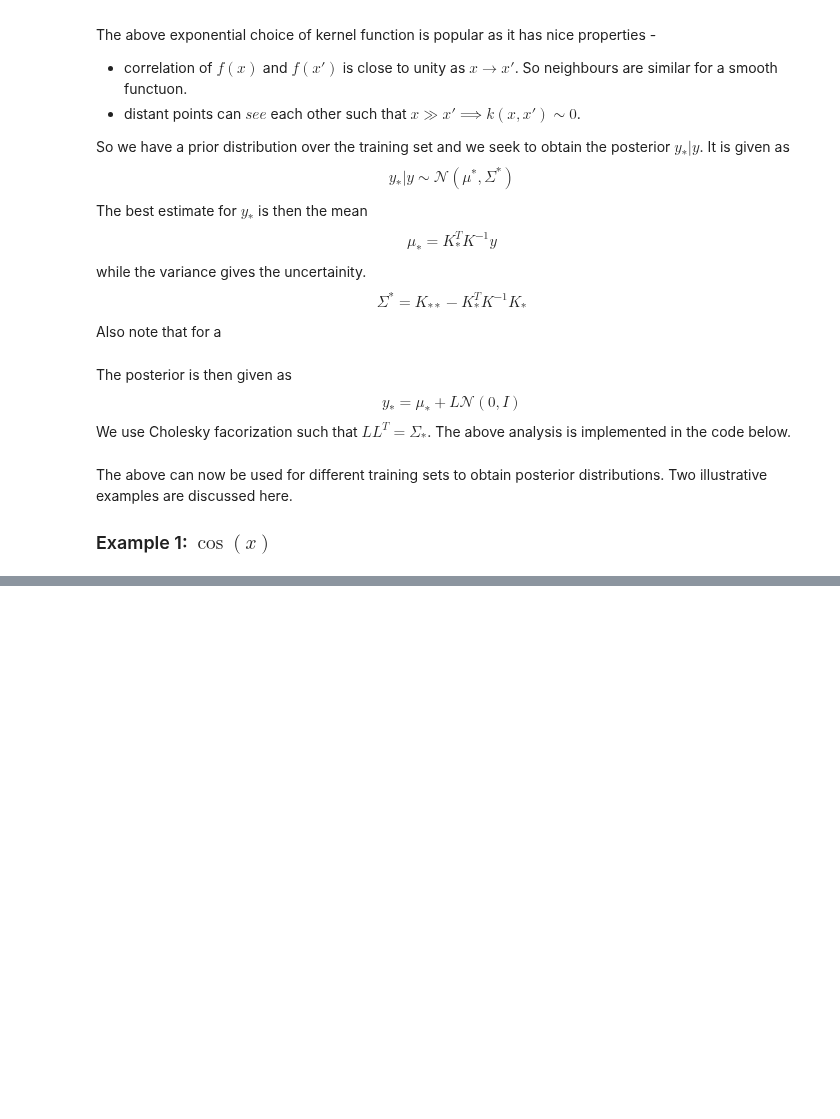
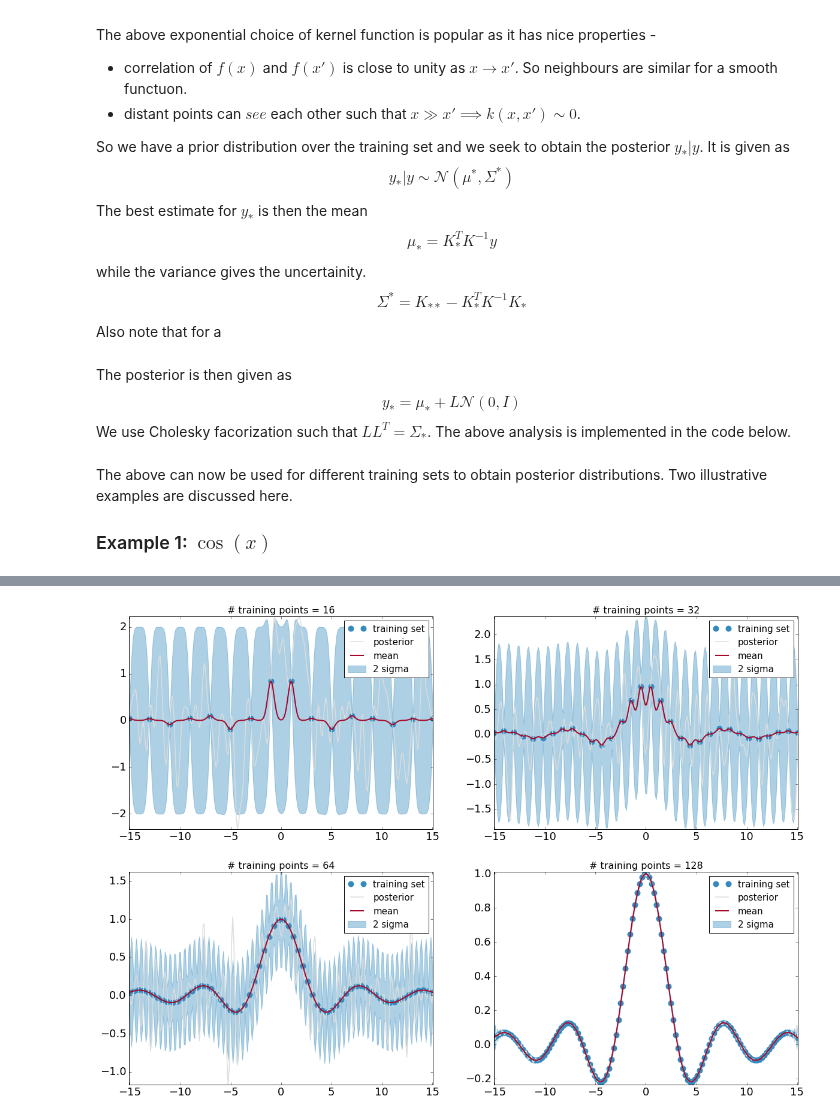
Before and after one commit to rajeshrinet/compPhy, a Jupyter notebook: notebooks/2018/GaussianProcesses.ipynb, the cells around one changed output, grey strips where cells are left out. Cells and saved outputs as stored; diff of their text form; code cells hidden in the pictures; blank space fills up the shorter version.

```diff
--- a/notebooks/2018/GaussianProcesses.ipynb
+++ b/notebooks/2018/GaussianProcesses.ipynb
@@ -255,0 +213,54 @@ gp.plotResults()
+# %%
+#parameters
+nS, Lx = 256, 4.8*np.pi
+iP, nP  = 10.0 , 1
+xS = np.linspace(-Lx, Lx, nS)
+yS = xS*0;  yP = xS*0
+K  = 0; Ks=0; Kss=0; mu=0;sd=0;
+f = plt.figure(figsize=(20, 14));
+
+
+## Training set #1
+nT = 16
+xT = np.linspace(-Lx, Lx, nT)
+yT = np.sin(xT)/xT
+
+sp =  f.add_subplot(2,2,1);
+plt.title('# training points = %s'%nT, fontsize=16)
+gp = GPR(nS, nT, iP, nP, Lx, xS, xT, yS, yT, yP, K, Ks, Kss, mu,sd)
+gp.runGPR()
+
+
+## Training set #2
+nT = 32
+xT = np.linspace(-Lx, Lx, nT)
+yT = np.sin(xT)/xT
+
+sp =  f.add_subplot(2,2,2);
+plt.title('# training points = %s'%nT, fontsize=16)
+gp = GPR(nS, nT, iP, nP, Lx, xS, xT, yS, yT, yP, K, Ks, Kss, mu,sd)
+gp.runGPR()
+
+
+## Training set #3
+nT = 64
+xT = np.linspace(-Lx, Lx, nT)
+yT = np.sin(xT)/xT
+
+sp =  f.add_subplot(2,2,3);
+plt.title('# training points = %s'%nT, fontsize=16)
+gp = GPR(nS, nT, iP, nP, Lx, xS, xT, yS, yT, yP, K, Ks, Kss, mu,sd)
+gp.runGPR()
+
+
+## Training set #4
+nT = 128
+xT = np.linspace(-Lx, Lx, nT)
+yT = np.sin(xT)/xT
+
+sp =  f.add_subplot(2,2,4);
+plt.title('# training points = %s'%nT, fontsize=16)
+gp = GPR(nS, nT, iP, nP, Lx, xS, xT, yS, yT, yP, K, Ks, Kss, mu,sd)
+gp.runGPR()
+# %% [output]
+[figure, added]
```
Also changed, not shown: parts of 11 cells of this notebook.
